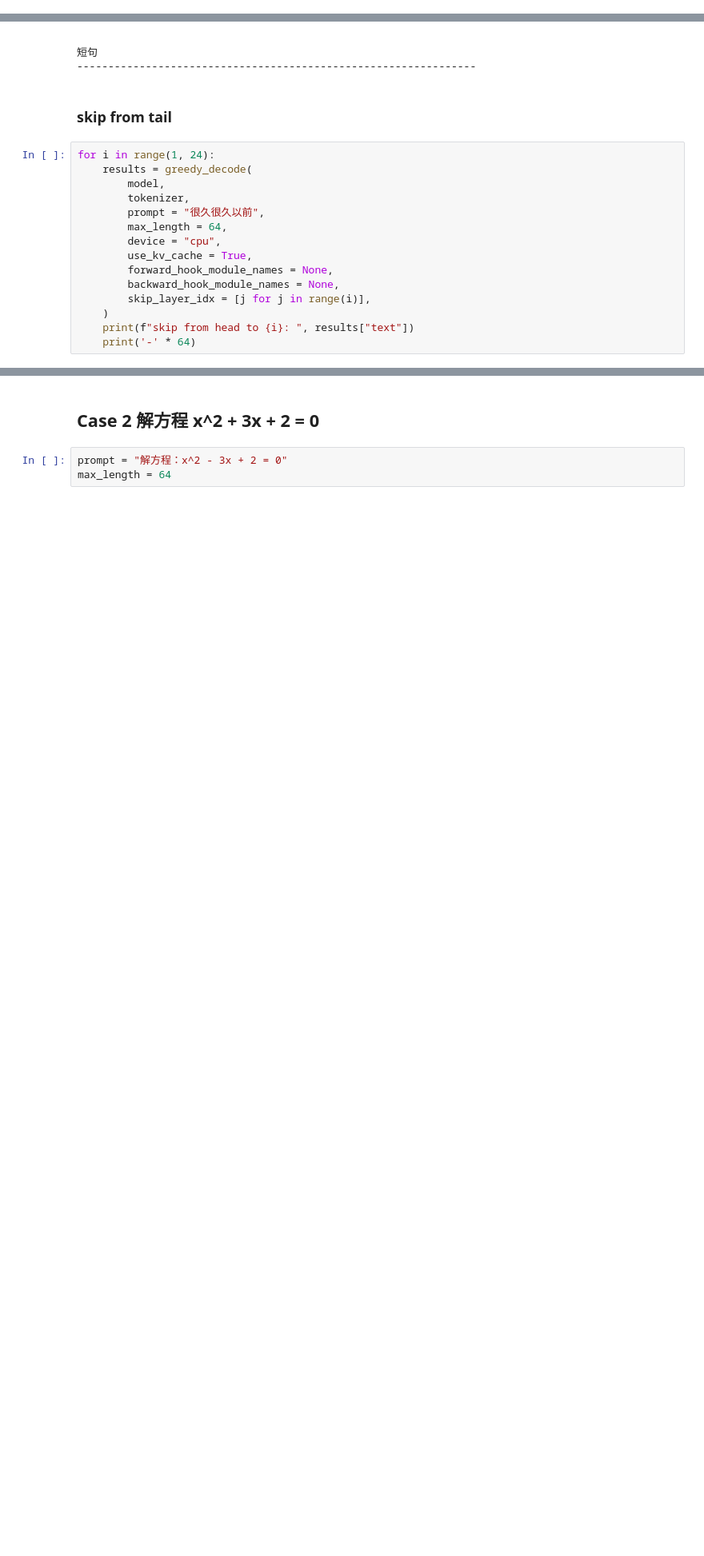
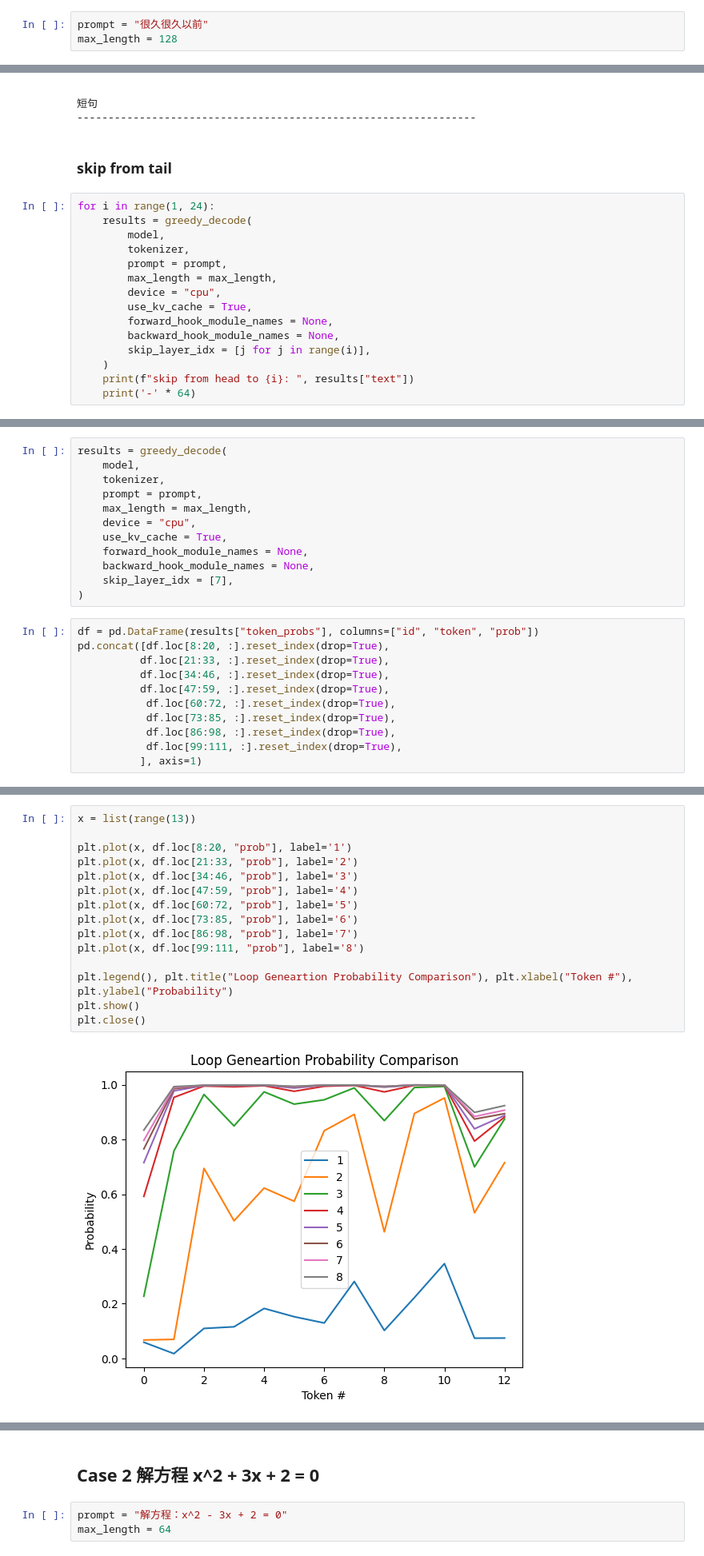
Before and after one commit to caoyang-sufe/easyllm, a Jupyter notebook: jupyter/layer-prune.ipynb, the cells around one changed output, grey strips where cells are left out. Shown at 80% size. Saved outputs shown, nothing was run; the diff lists cells and outputs as text; blank space fills up the shorter version.

Commit message:
layer prune analysis 0625

```diff
--- a/jupyter/layer-prune.ipynb
+++ b/jupyter/layer-prune.ipynb
@@ -239,6 +242,9 @@ model = AutoModelForCausalLM.from_pretrained(os.path.join(model_home, model_name
 Sliding Window Attention is enabled but not implemented for `sdpa`; unexpected results may be encountered.
 # %% [markdown]
 ## Case 1 很久很久以前，
+# %%
+prompt = "很久很久以前"
+max_length = 128
 # %% [markdown]
 ### 标准输出
 # %%
@@ -416,8 +443,8 @@ for i in range(1, 24):
     results = greedy_decode(
         model,
         tokenizer,
-        prompt = "很久很久以前",
-        max_length = 64,
+        prompt = prompt,
+        max_length = max_length,
         device = "cpu",
         use_kv_cache = True,
         forward_hook_module_names = None,
@@ -446,0 +478,23 @@ skip from head to 23:  很久很久以前,DB)”$m$m$m$m$m$m$m$m$m$m$m$m$m$m$m$m
+# %%
+results = greedy_decode(
+    model,
+    tokenizer,
+    prompt = prompt,
+    max_length = max_length,
+    device = "cpu",
+    use_kv_cache = True,
+    forward_hook_module_names = None,
+    backward_hook_module_names = None,
+    skip_layer_idx = [7],
+)
+# %%
+df = pd.DataFrame(results["token_probs"], columns=["id", "token", "prob"])
+pd.concat([df.loc[8:20, :].reset_index(drop=True),
+          df.loc[21:33, :].reset_index(drop=True),
+          df.loc[34:46, :].reset_index(drop=True),
+          df.loc[47:59, :].reset_index(drop=True),
+           df.loc[60:72, :].reset_index(drop=True),
+           df.loc[73:85, :].reset_index(drop=True),
+           df.loc[86:98, :].reset_index(drop=True),
+           df.loc[99:111, :].reset_index(drop=True),
+          ], axis=1)
@@ -446,0 +516,17 @@ skip from head to 23:  很久很久以前,DB)”$m$m$m$m$m$m$m$m$m$m$m$m$m$m$m$m
+# %%
+x = list(range(13))
+
+plt.plot(x, df.loc[8:20, "prob"], label='1')
+plt.plot(x, df.loc[21:33, "prob"], label='2')
+plt.plot(x, df.loc[34:46, "prob"], label='3')
+plt.plot(x, df.loc[47:59, "prob"], label='4')
+plt.plot(x, df.loc[60:72, "prob"], label='5')
+plt.plot(x, df.loc[73:85, "prob"], label='6')
+plt.plot(x, df.loc[86:98, "prob"], label='7')
+plt.plot(x, df.loc[99:111, "prob"], label='8')
+
+plt.legend(), plt.title("Loop Geneartion Probability Comparison"), plt.xlabel("Token #"), plt.ylabel("Probability")
+plt.show()
+plt.close()
+# %% [output]
+[figure, added]
```
Also changed, not shown: parts of 39 cells of this notebook, 2 other files.
